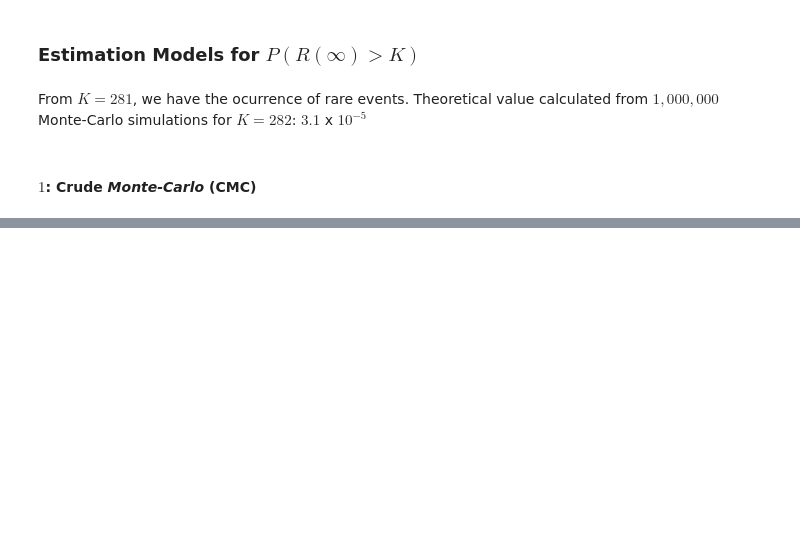
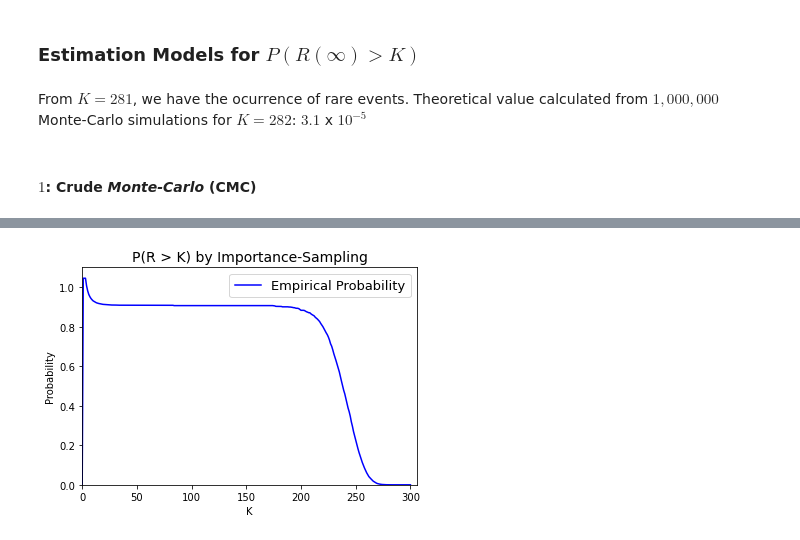
Before and after one commit to FelipeBuzato/SIR-Model, a Jupyter notebook: SIR Model.ipynb, the cells around one changed output, grey strips where cells are left out. Cells and saved outputs as stored; diff of their text form; code cells hidden in the pictures; blank space fills up the shorter version.

Commit message:
Added Importance Sampling

```diff
--- a/SIR Model.ipynb
+++ b/SIR Model.ipynb
@@ -178,0 +268,83 @@ Theoretical value calculated from $1,000,000$ Monte-Carlo simulations for **$K =
+# %%
+# Function that calculates the importance function (dP/dP_new)
+def Fonc_Import(T, S, I, R, beta_actuel, gamma_actuel):
+  # Calculating of N(t)
+  Nt = 0
+  for i in range(tmax):
+    if T[i] == T[-1]:
+      break
+  Nt = i
+
+  #Calculating the integral
+  integrale = 0
+  integrale_sup = 0
+  integrale_inf = 0
+  for t in range(Nt):
+    integrale_sup = integrale_sup + (T[t+1]-T[t])*((beta - beta_actuel)*S[t]*I[t]/N + (gamma - gamma_actuel)*I[t])
+    integrale_inf = integrale_inf + (T[t+1]-T[t])*((beta - beta_actuel)*S[t+1]*I[t+1]/N + (gamma - gamma_actuel)*I[t+1])
+  integrale = (integrale_sup+integrale_inf)/2
+
+  return (math.exp(-integrale))*((gamma/gamma_actuel)**R[-1])*((beta/beta_actuel)**(Nt-R[-1]))
+# %%
+Rep_IS = int(1e4)            # Number of simulations
+IS = np.zeros(N+1)           # Probability vector for each K
+Prob_IS = np.zeros(Rep_IS+1) # Probability vector for K = 280
+Mean_IS = 0                   # Mean IS
+
+# New prameters
+beta_new = 1.01
+gamma_new = 0.4575
+
+# Monte carlo simulations
+for j in range(Rep_IS):
+  [T, S, I, R, Time, Size] = Epidemie(N, tmax, i0, beta_new, gamma_new)
+  vraiss = Fonc_Import(T, S, I, R, beta_new, gamma_new)
+  IS[int(Size)] = IS[int(Size)] + vraiss
+  if Size >= K_chosen:
+    Prob_IS[j+1] = (Prob_IS[j]*j + vraiss)/(j+1)
+  else: Prob_IS[j+1] = Prob_IS[j]*j/(j+1)
+  Moy_IS = Mean_IS + Size*vraiss
+
+# Normalisation
+IS = IS/Rep_IS
+Mean_IS = Mean_IS/Rep_IS
+
+# Until this point we have P(R=K), but we want P(R>K)
+for i in range(1, N):
+  IS[N-i] = IS[N-i] + IS[N-i+1]
+
+#Plotage des graphiques
+z = np.linspace(0, N, N+1)
+plt.plot(x, IS, 'b', label = 'Empirical Probability')
+
+plt.axis([0, N+N/50, 0, 1.1])
+plt.legend(loc="best", fontsize=13)
+plt.xlabel("K")
+plt.ylabel("Probability")
+plt.title("P(R > K) by Importance-Sampling", fontsize=14)
+plt.show()
+
+x = np.linspace(0, N, N+1)
+plt.plot(x, IS, 'b', label = 'Empirical Probability')
+
+plt.axis([N-N/10, N+2, 0, 0.002])
+plt.legend(loc="best", fontsize=13)
+plt.xlabel("K")
+plt.ylabel("Probability")
+plt.title("P(R > K) by Importance Sampling", fontsize=14)
+plt.show()
+
+y = np.linspace(0, Rep_IS, Rep_IS+1)
+plt.plot(y, [0.000031]*(Rep_IS+1), color = 'b', label = 'Theoretical Value')
+plt.plot(y, Prob_IS, color = 'black', label = 'Empirical Mean')
+
+plt.axis([0, Rep_IS, -0.0001, 0.001])
+plt.legend(loc="best", fontsize=13)
+plt.xlabel("Simulations")
+plt.ylabel("Mean")
+plt.title("Mean by Importance Sampling", fontsize=14)
+plt.show()
+print('Mean =', Mean_IS)
+print('P(R>282) IS =', IS[K_chosen])
+# %% [output]
+[figure, added]
```
Also changed, not shown: parts of 16 cells of this notebook.
